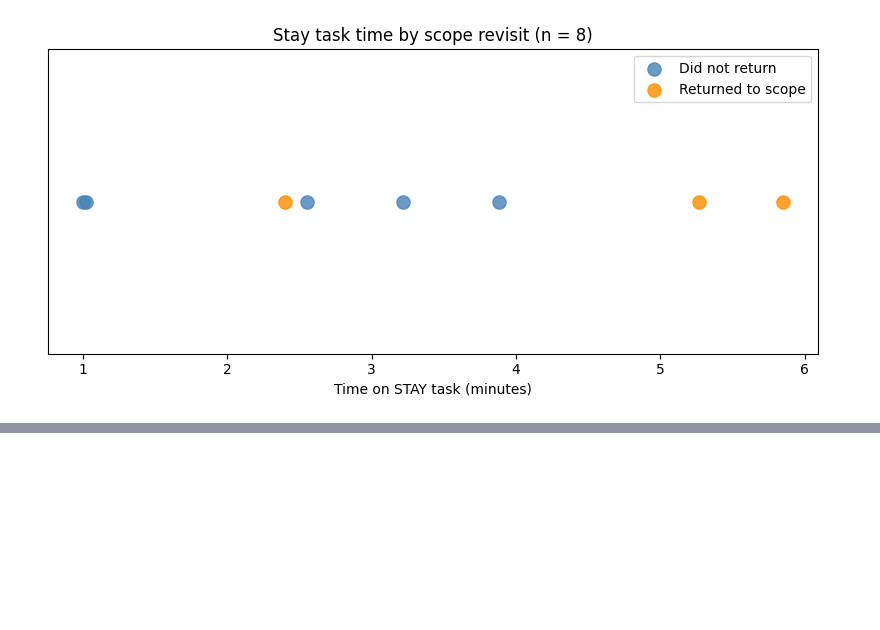
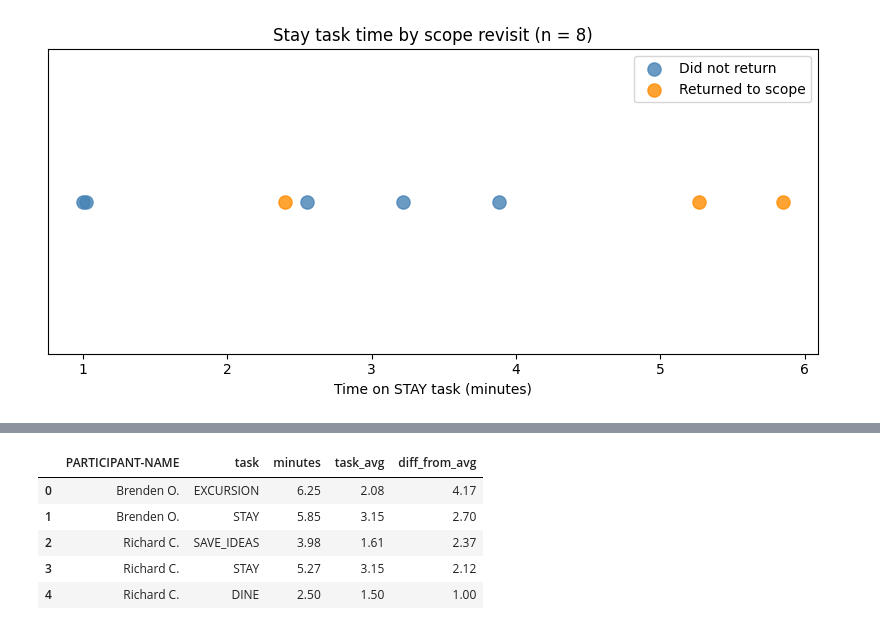
Before and after one commit to GabErves/URUT_Analysis, a Jupyter notebook: URUT_Analysis.ipynb, the cells around one changed output, grey strips where cells are left out. Drawn from its saved outputs; the diff is of its cells as text; code cells hidden in the pictures; blank space fills up the shorter version.

```diff
--- a/URUT_Analysis.ipynb
+++ b/URUT_Analysis.ipynb
@@ -527,0 +626,16 @@ plt.show()
+# %%
+duckdb.sql("""
+    SELECT "PARTICIPANT-NAME", task, minutes,
+           ROUND(AVG(minutes) OVER (PARTITION BY task), 2) AS task_avg,
+           ROUND(minutes - AVG(minutes) OVER (PARTITION BY task), 2) AS diff_from_avg
+    FROM long
+    ORDER BY diff_from_avg DESC
+    LIMIT 5
+""").df()
+# %% [output]
+|  | PARTICIPANT-NAME | task | minutes | task_avg | diff_from_avg |
+| 0 | Brenden O. | EXCURSION | 6.25 | 2.08 | 4.17 |
+| 1 | Brenden O. | STAY | 5.85 | 3.15 | 2.70 |
+| 2 | Richard C. | SAVE_IDEAS | 3.98 | 1.61 | 2.37 |
+| 3 | Richard C. | STAY | 5.27 | 3.15 | 2.12 |
+| 4 | Richard C. | DINE | 2.50 | 1.50 | 1.00 |
```
Also changed, not shown: parts of 7 cells of this notebook.
